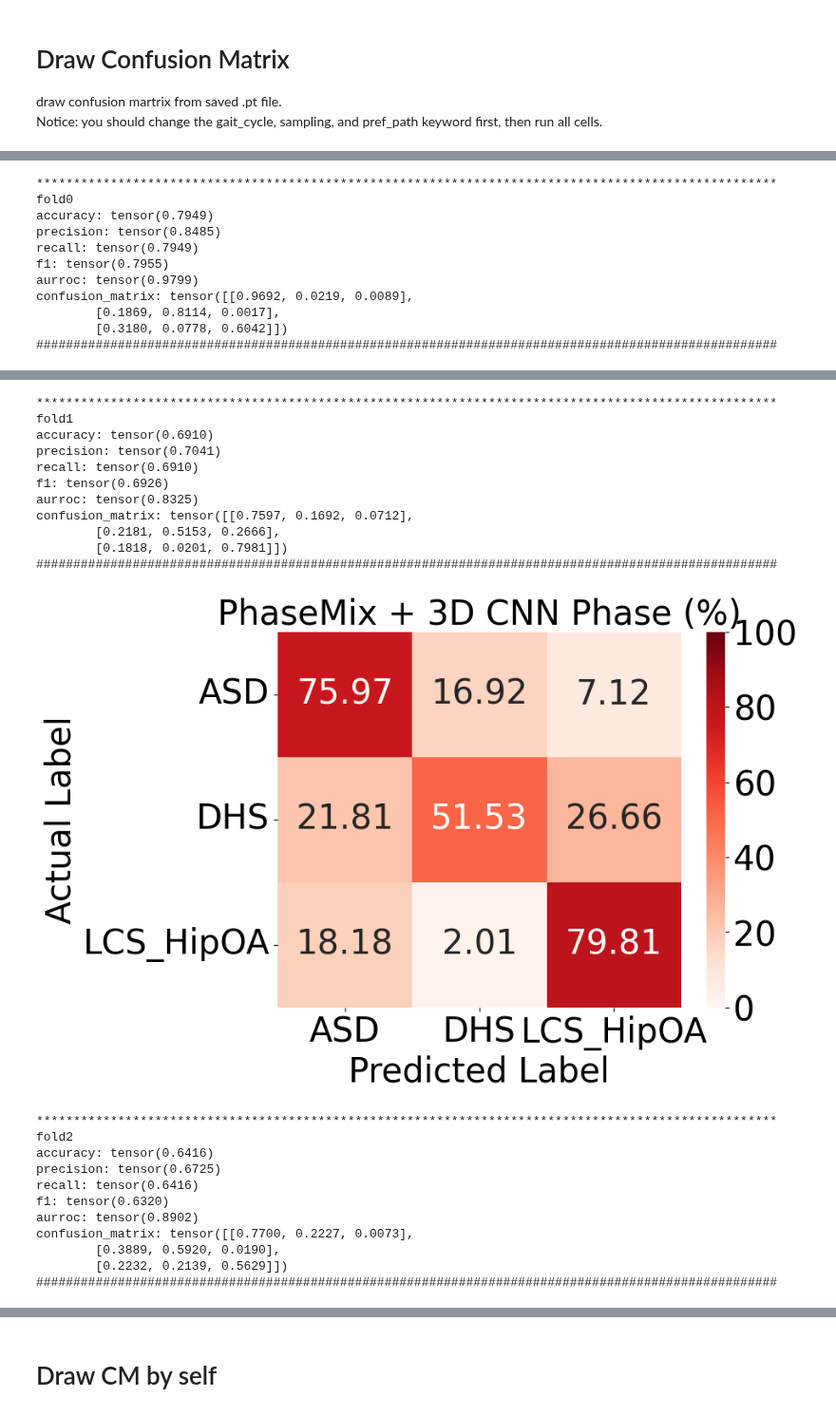
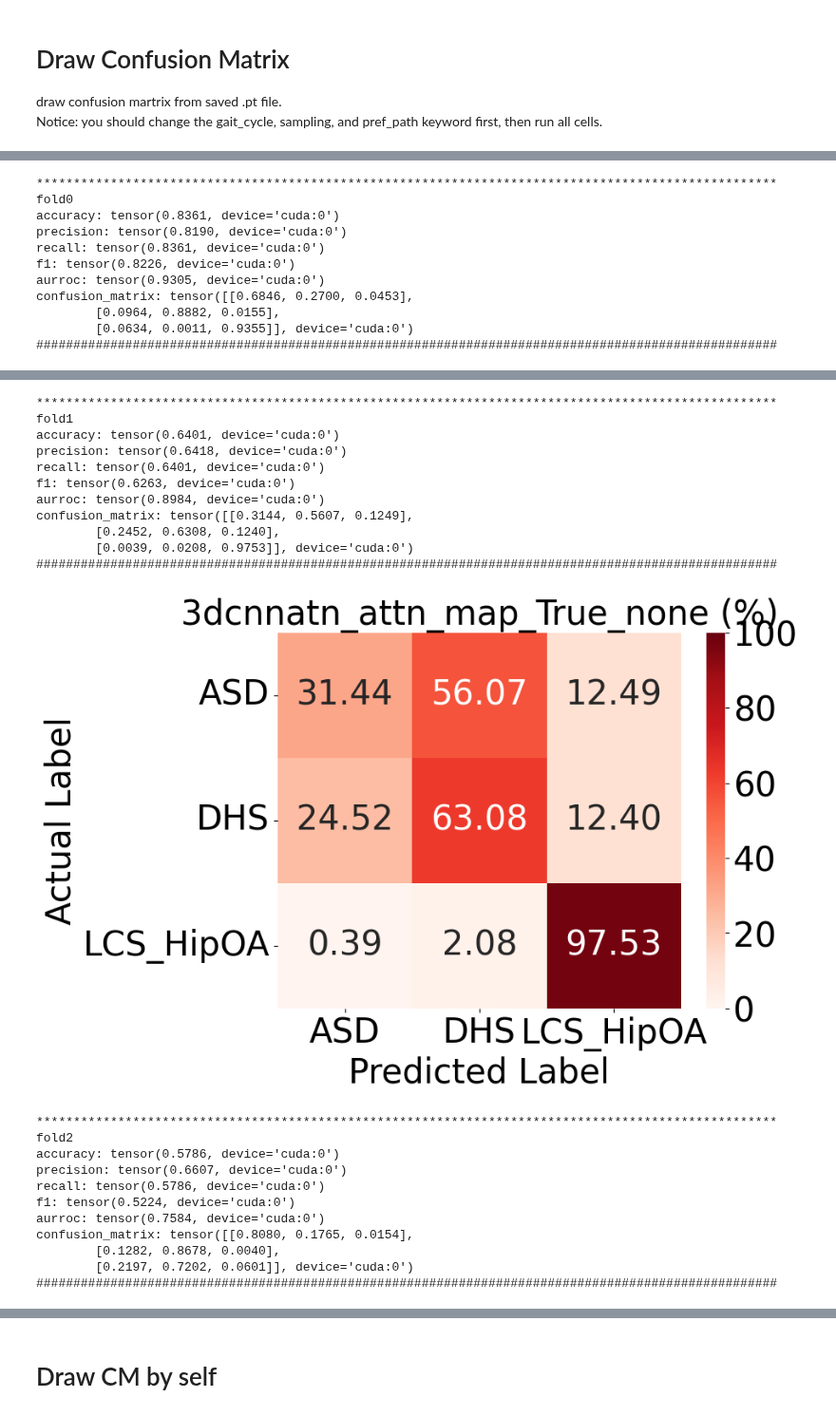
Before and after one commit to ChenKaiXuSan/KnowledgeGuided-ASD_PyTorch, a Jupyter notebook: analysis/draw_CM.ipynb, the cells around one changed output, grey strips where cells are left out. Shown at 95% size. Cells and saved outputs as stored; diff of their text form; code cells hidden in the pictures.

```diff
--- a/analysis/draw_CM.ipynb
+++ b/analysis/draw_CM.ipynb
@@ -43,18 +115,18 @@ import seaborn as sns
 
 # define metrics
 num_class = 3
-_accuracy = MulticlassAccuracy(num_class)
-_precision = MulticlassPrecision(num_class)
-_recall = MulticlassRecall(num_class)
-_f1_score = MulticlassF1Score(num_class)
-_auroc = MulticlassAUROC(num_class)
-_confusion_matrix = MulticlassConfusionMatrix(num_class, normalize="true")
+_accuracy = MulticlassAccuracy(num_class).cuda()
+_precision = MulticlassPrecision(num_class).cuda()
+_recall = MulticlassRecall(num_class).cuda()
+_f1_score = MulticlassF1Score(num_class).cuda()
+_auroc = MulticlassAUROC(num_class).cuda()
+_confusion_matrix = MulticlassConfusionMatrix(num_class, normalize="true").cuda()
 
 
-for i in range(3):
+for i in range(5):
 
-	label = torch.load(f"{pref_path}/resnet_{sampling}_{i}_label.pt")
-	pred = torch.load(f"{pref_path}/resnet_{sampling}_{i}_pred.pt")
+	label = torch.load(f"{pref_path}/{i}_label.pt").to(torch.int)
+	pred = torch.load(f"{pref_path}/{i}_pred.pt")
 
 	print('*' * 100)
 	print(f"fold{i}")
@@ -77,19 +149,19 @@ for i in range(3):
 	# 使用matplotlib和seaborn绘制混淆矩阵
 	plt.figure(figsize=(8, 6))
 	sns.heatmap(confusion_matrix_data, annot=True, fmt='.2f', cmap='Reds', xticklabels=axis_labels, yticklabels=axis_labels, vmin=0, vmax=100)
-	plt.title(f'{gait_cycle} Phase (%)', fontsize=30)
+	plt.title(f'{gait_cycle} (%)', fontsize=30)
 	plt.ylabel('Actual Label', fontsize=30)
 	plt.xlabel('Predicted Label', fontsize=30)
 	plt.show()
 # %% [output]
 ****************************************************************************************************
 fold0
-accuracy: tensor(0.7949)
-precision: tensor(0.8485)
-recall: tensor(0.7949)
-f1: tensor(0.7955)
-aurroc: tensor(0.9799)
-confusion_matrix: tensor([[0.9692, 0.0219, 0.0089],
-        [0.1869, 0.8114, 0.0017],
-        [0.3180, 0.0778, 0.6042]])
+accuracy: tensor(0.8361, device='cuda:0')
+precision: tensor(0.8190, device='cuda:0')
+recall: tensor(0.8361, device='cuda:0')
+f1: tensor(0.8226, device='cuda:0')
+aurroc: tensor(0.9305, device='cuda:0')
+confusion_matrix: tensor([[0.6846, 0.2700, 0.0453],
+        [0.0964, 0.8882, 0.0155],
+        [0.0634, 0.0011, 0.9355]], device='cuda:0')
 ####################################################################################################
@@ -97,23 +169,23 @@ confusion_matrix: tensor([[0.9692, 0.0219, 0.0089],
 ****************************************************************************************************
 fold1
-accuracy: tensor(0.6910)
-precision: tensor(0.7041)
-recall: tensor(0.6910)
-f1: tensor(0.6926)
-aurroc: tensor(0.8325)
-confusion_matrix: tensor([[0.7597, 0.1692, 0.0712],
-        [0.2181, 0.5153, 0.2666],
-        [0.1818, 0.0201, 0.7981]])
+accuracy: tensor(0.6401, device='cuda:0')
+precision: tensor(0.6418, device='cuda:0')
+recall: tensor(0.6401, device='cuda:0')
+f1: tensor(0.6263, device='cuda:0')
+aurroc: tensor(0.8984, device='cuda:0')
+confusion_matrix: tensor([[0.3144, 0.5607, 0.1249],
+        [0.2452, 0.6308, 0.1240],
+        [0.0039, 0.0208, 0.9753]], device='cuda:0')
 ####################################################################################################
-[figure, old version]
+[figure, new version]
 ****************************************************************************************************
 fold2
-accuracy: tensor(0.6416)
-precision: tensor(0.6725)
-recall: tensor(0.6416)
-f1: tensor(0.6320)
-aurroc: tensor(0.8902)
-confusion_matrix: tensor([[0.7700, 0.2227, 0.0073],
-        [0.3889, 0.5920, 0.0190],
-        [0.2232, 0.2139, 0.5629]])
+accuracy: tensor(0.5786, device='cuda:0')
+precision: tensor(0.6607, device='cuda:0')
+recall: tensor(0.5786, device='cuda:0')
+f1: tensor(0.5224, device='cuda:0')
+aurroc: tensor(0.7584, device='cuda:0')
+confusion_matrix: tensor([[0.8080, 0.1765, 0.0154],
+        [0.1282, 0.8678, 0.0040],
+        [0.2197, 0.7202, 0.0601]], device='cuda:0')
 ####################################################################################################
```
Also changed, not shown: parts of 10 cells of this notebook, 6 other files.
